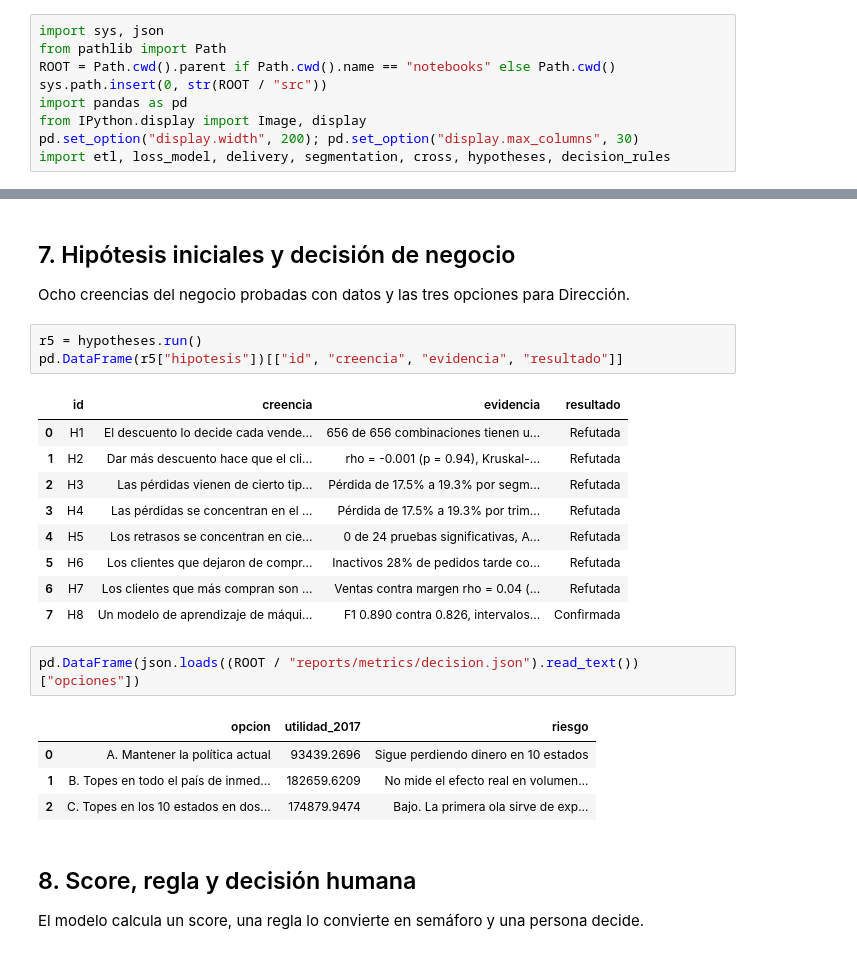
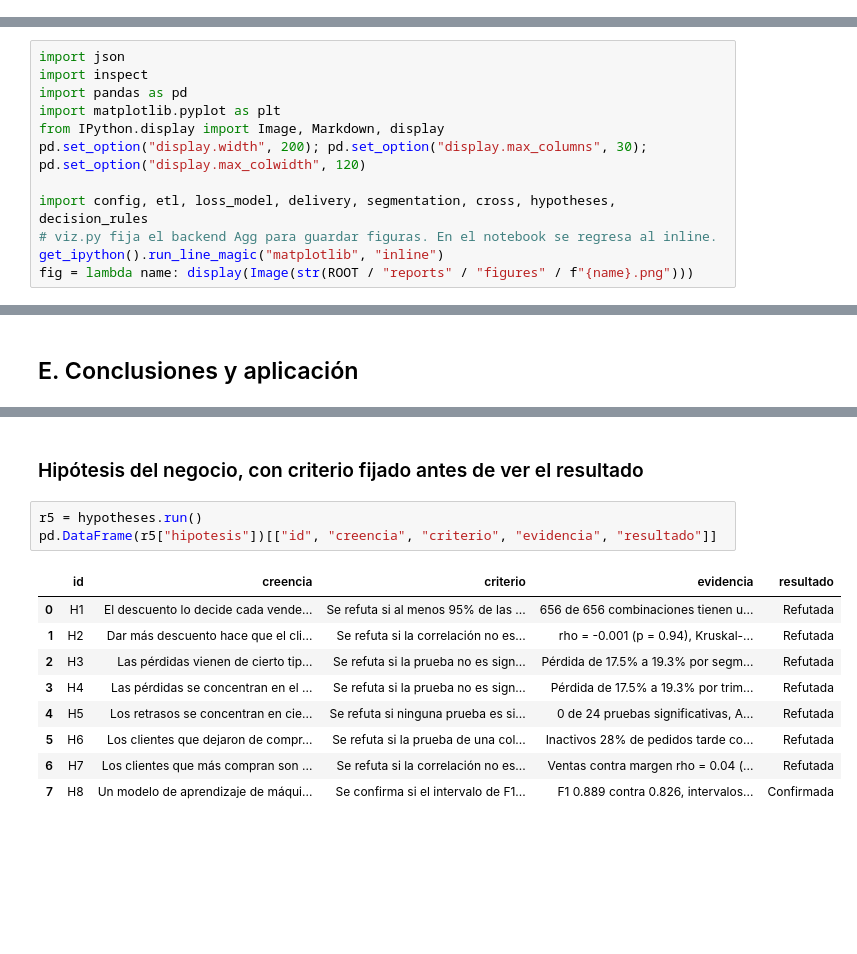
Before and after one commit to gabrielalvarezsurexs/ROLULABO, a Jupyter notebook: notebooks/rolulabo_analisis.ipynb, the cells around one changed output, grey strips where cells are left out. Cells and saved outputs as stored; diff of their text form; blank space fills up the shorter version.

```diff
--- a/notebooks/rolulabo_analisis.ipynb
+++ b/notebooks/rolulabo_analisis.ipynb
@@ -5,9 +0,0 @@ Sigue las fases de CRISP-DM. Notebook de evidencia. Ejecuta el pipeline de `src/
-# %%
-import sys, json
-from pathlib import Path
-ROOT = Path.cwd().parent if Path.cwd().name == "notebooks" else Path.cwd()
-sys.path.insert(0, str(ROOT / "src"))
-import pandas as pd
-from IPython.display import Image, display
-pd.set_option("display.width", 200); pd.set_option("display.max_columns", 30)
-import etl, loss_model, delivery, segmentation, cross, hypotheses, decision_rules
@@ -293,0 +55,12 @@ display(Image(ROOT / "reports/figures/f5_clusters_pca.png"))
+# %%
+import json
+import inspect
+import pandas as pd
+import matplotlib.pyplot as plt
+from IPython.display import Image, Markdown, display
+pd.set_option("display.width", 200); pd.set_option("display.max_columns", 30); pd.set_option("display.max_colwidth", 120)
+
+import config, etl, loss_model, delivery, segmentation, cross, hypotheses, decision_rules
+# viz.py fija el backend Agg para guardar figuras. En el notebook se regresa al inline.
+get_ipython().run_line_magic("matplotlib", "inline")
+fig = lambda name: display(Image(str(ROOT / "reports" / "figures" / f"{name}.png")))
@@ -294,3 +532,5 @@ display(Image(ROOT / "reports/figures/f5_clusters_pca.png"))
+# %% [markdown]
+## E. Conclusiones y aplicación
 # %%
 r4 = cross.run()
 print({k: v for k, v in r4.items() if k != "tabla"})
@@ -303,31 +543,18 @@ pd.DataFrame(r4["tabla"]).set_index("cluster_name").round(3)
 | Cazadores de descuento | 2564 | 522807.293 | -45511.284 | 97049.508 | 0.329 | 0.241 | 0.600 | ... |
 | Compradores ocasionales | 1356 | 187844.776 | 38473.925 | 3361.514 | 0.088 | 0.098 | 0.244 | ... |
 | Inactivos | 504 | 99447.193 | 3336.080 | 10430.444 | 0.262 | 0.206 | 0.540 | ... |
-# %% [markdown]
-## 7. Hipótesis iniciales y decisión de negocio
-
-Ocho creencias del negocio probadas con datos y las tres opciones para Dirección.
+# %% [markdown]
+### Hipótesis del negocio, con criterio fijado antes de ver el resultado
 # %%
 r5 = hypotheses.run()
-pd.DataFrame(r5["hipotesis"])[["id", "creencia", "evidencia", "resultado"]]
+pd.DataFrame(r5["hipotesis"])[["id", "creencia", "criterio", "evidencia", "resultado"]]
 # %% [output]
-|  | id | creencia | evidencia | resultado |
-| 0 | H1 | El descuento lo decide cada vende... | 656 de 656 combinaciones tienen u... | Refutada |
-| 1 | H2 | Dar más descuento hace que el cli... | rho = -0.001 (p = 0.94), Kruskal-... | Refutada |
-| 2 | H3 | Las pérdidas vienen de cierto tip... | Pérdida de 17.5% a 19.3% por segm... | Refutada |
-| 3 | H4 | Las pérdidas se concentran en el ... | Pérdida de 17.5% a 19.3% por trim... | Refutada |
-| 4 | H5 | Los retrasos se concentran en cie... | 0 de 24 pruebas significativas, A... | Refutada |
-| 5 | H6 | Los clientes que dejaron de compr... | Inactivos 28% de pedidos tarde co... | Refutada |
-| 6 | H7 | Los clientes que más compran son ... | Ventas contra margen rho = 0.04 (... | Refutada |
-| 7 | H8 | Un modelo de aprendizaje de máqui... | F1 0.890 contra 0.826, intervalos... | Confirmada |
+|  | id | creencia | criterio | evidencia | resultado |
+| 0 | H1 | El descuento lo decide cada vende... | Se refuta si al menos 95% de las ... | 656 de 656 combinaciones tienen u... | Refutada |
+| 1 | H2 | Dar más descuento hace que el cli... | Se refuta si la correlación no es... | rho = -0.001 (p = 0.94), Kruskal-... | Refutada |
+| 2 | H3 | Las pérdidas vienen de cierto tip... | Se refuta si la prueba no es sign... | Pérdida de 17.5% a 19.3% por segm... | Refutada |
+| 3 | H4 | Las pérdidas se concentran en el ... | Se refuta si la prueba no es sign... | Pérdida de 17.5% a 19.3% por trim... | Refutada |
+| 4 | H5 | Los retrasos se concentran en cie... | Se refuta si ninguna prueba es si... | 0 de 24 pruebas significativas, A... | Refutada |
+| 5 | H6 | Los clientes que dejaron de compr... | Se refuta si la prueba de una col... | Inactivos 28% de pedidos tarde co... | Refutada |
+| 6 | H7 | Los clientes que más compran son ... | Se refuta si la correlación no es... | Ventas contra margen rho = 0.04 (... | Refutada |
+| 7 | H8 | Un modelo de aprendizaje de máqui... | Se confirma si el intervalo de F1... | F1 0.889 contra 0.826, intervalos... | Confirmada |
-# %%
-pd.DataFrame(json.loads((ROOT / "reports/metrics/decision.json").read_text())["opciones"])
-# %% [output]
-|  | opcion | utilidad_2017 | riesgo |
-| 0 | A. Mantener la política actual | 93439.2696 | Sigue perdiendo dinero en 10 estados |
-| 1 | B. Topes en todo el país de inmed... | 182659.6209 | No mide el efecto real en volumen... |
-| 2 | C. Topes en los 10 estados en dos... | 174879.9474 | Bajo. La primera ola sirve de exp... |
-# %% [markdown]
-## 8. Score, regla y decisión humana
-
-El modelo calcula un score, una regla lo convierte en semáforo y una persona decide.
```
Also changed, not shown: parts of 78 cells of this notebook, 47 other files.
